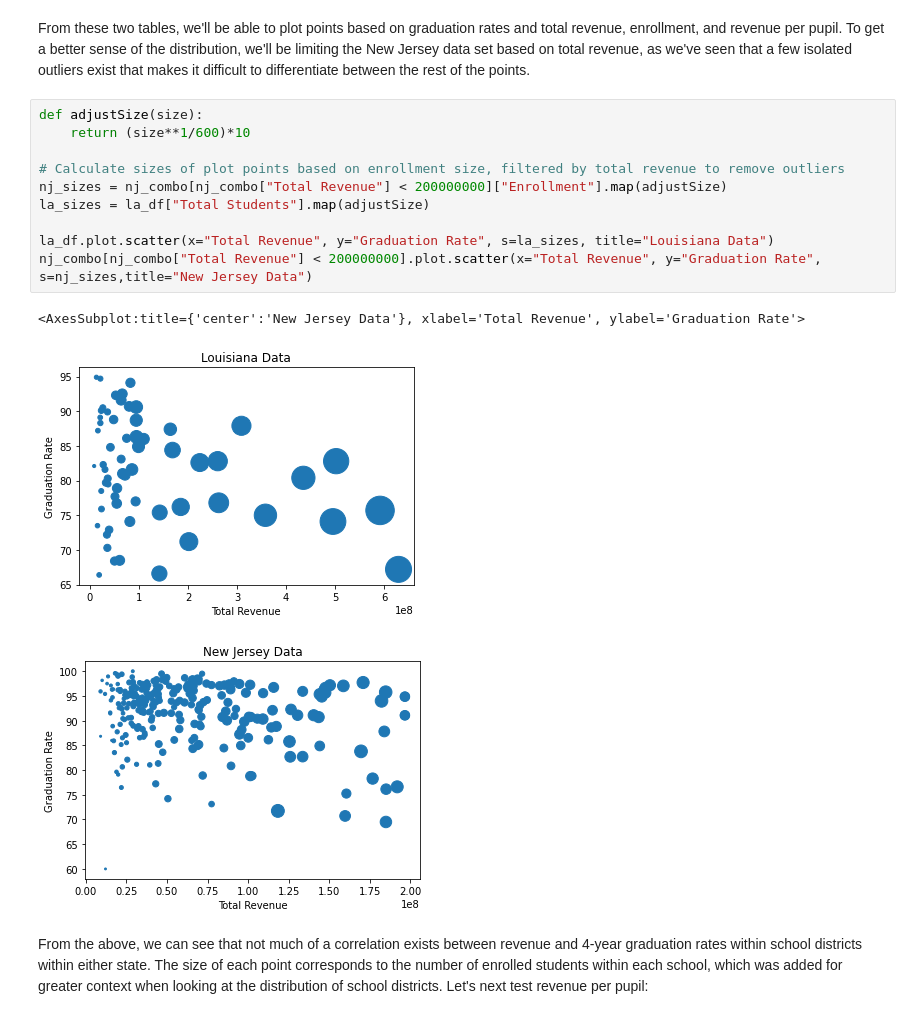
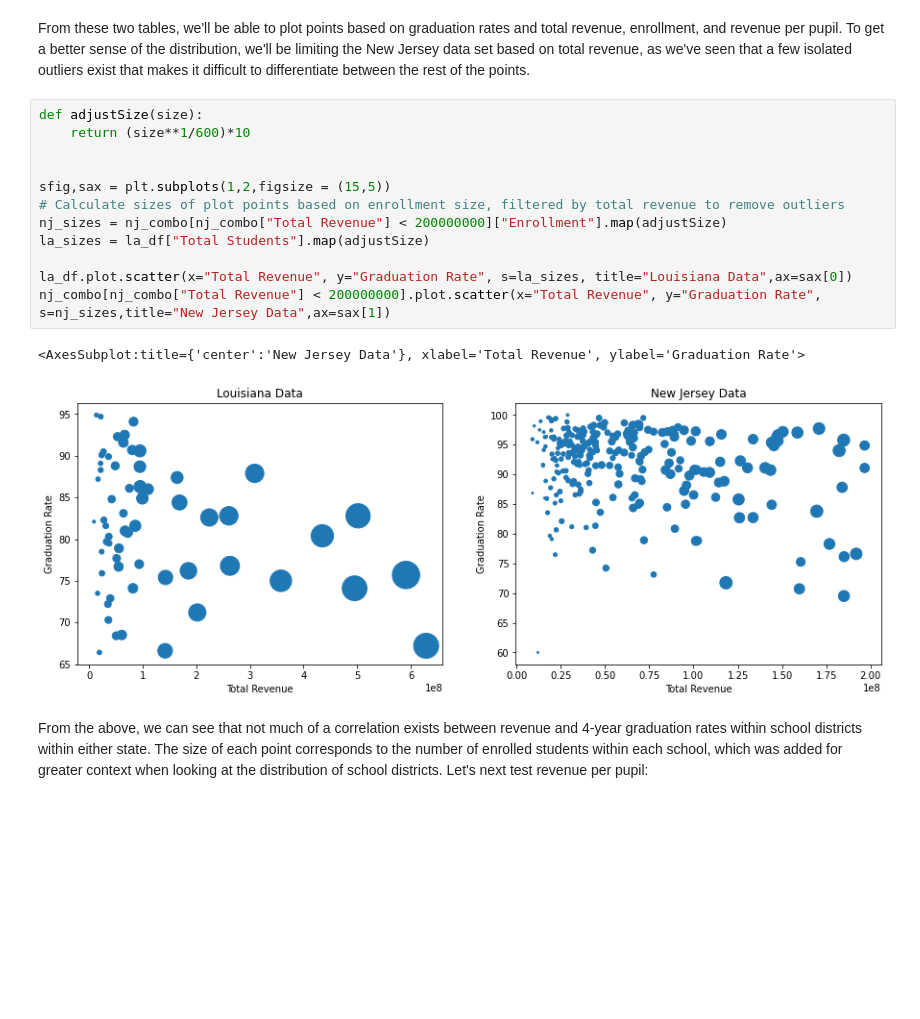
Before and after one commit to NickOuellet/NickOuellet.github.io, a Jupyter notebook: Final_Tutorial.ipynb, the cells around one changed output. Cells and saved outputs as stored; diff of their text form; blank space fills up the shorter version.

```diff
--- a/Final_Tutorial.ipynb
+++ b/Final_Tutorial.ipynb
@@ -551,17 +493,18 @@ From these two tables, we'll be able to plot points based on graduation rates an
 # %%
 def adjustSize(size):
     return (size**1/600)*10
 
+
+sfig,sax = plt.subplots(1,2,figsize = (15,5))
 # Calculate sizes of plot points based on enrollment size, filtered by total revenue to remove outliers
 nj_sizes = nj_combo[nj_combo["Total Revenue"] < 200000000]["Enrollment"].map(adjustSize)
 la_sizes = la_df["Total Students"].map(adjustSize)
 
-la_df.plot.scatter(x="Total Revenue", y="Graduation Rate", s=la_sizes, title="Louisiana Data")
-nj_combo[nj_combo["Total Revenue"] < 200000000].plot.scatter(x="Total Revenue", y="Graduation Rate", s=nj_sizes,title="New Jersey Data")
+la_df.plot.scatter(x="Total Revenue", y="Graduation Rate", s=la_sizes, title="Louisiana Data",ax=sax[0])
+nj_combo[nj_combo["Total Revenue"] < 200000000].plot.scatter(x="Total Revenue", y="Graduation Rate", s=nj_sizes,title="New Jersey Data",ax=sax[1])
 # %% [output]
 <AxesSubplot:title={'center':'New Jersey Data'}, xlabel='Total Revenue', ylabel='Graduation Rate'>
-[figure, old version]
+[figure, new version]
-[figure, removed]
 # %% [markdown]
 From the above, we can see that not much of a correlation exists between revenue and 4-year graduation rates within school districts within either state. The size of each point corresponds to the number of enrolled students within each school, which was added for greater context when looking at the distribution of school districts.  </br> </br>
 Let's next test revenue per pupil:
```
Also changed, not shown: parts of 37 cells of this notebook, 15 other files.
